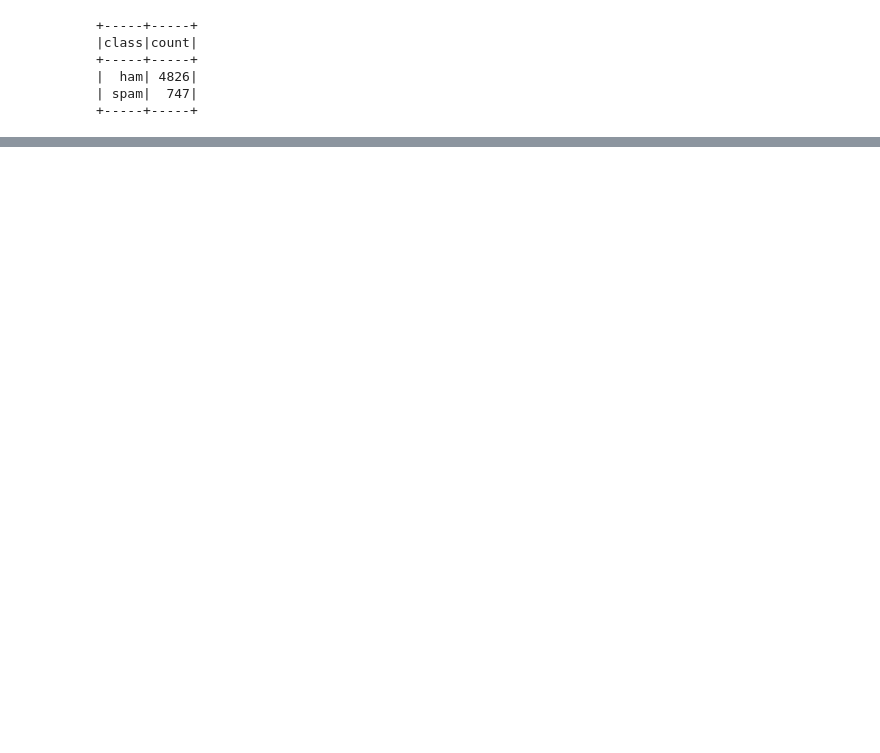
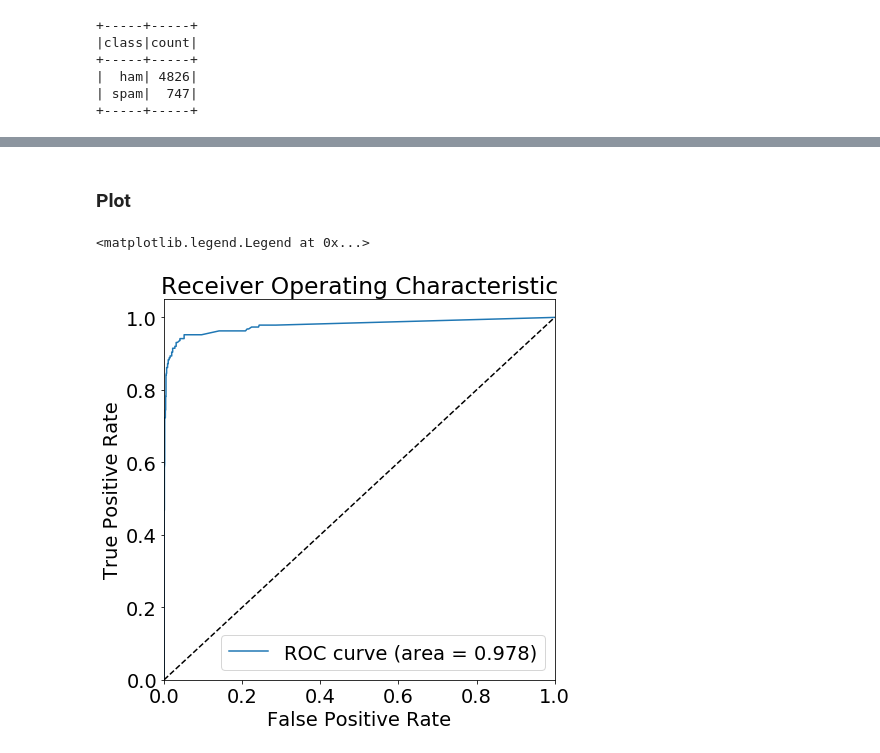
Before and after one commit to canfielder/DSBA-6190_Proj3_Spark_w_Sagemaker, a Jupyter notebook: notebooks/blog_spark_with_sagemaker.ipynb, the cells around one changed output, grey strips where cells are left out. Drawn from its saved outputs; the diff is of its cells as text; code cells hidden in the pictures; blank space fills up the shorter version.

```diff
--- a/notebooks/blog_spark_with_sagemaker.ipynb
+++ b/notebooks/blog_spark_with_sagemaker.ipynb
@@ -433,0 +499,2 @@ root
+# %%
+model = pipeline.fit(df_train)
@@ -433,0 +503,3 @@ root
+# %%
+prediction = model.transform(df_test)
+prediction.show(5)
@@ -433,0 +520,13 @@ root
+# %%
+prediction = prediction.withColumn("prediction_binary", \
+                                     f.when(f.col("prediction") > 0.5 , 1.0).
+                                     otherwise(0.0))
+
+prediction = prediction.withColumn("prediction_spam", \
+                                     f.when(f.col("prediction_binary") == 1 ,\
+                                            "spam").otherwise("ham"))
+
+prediction = prediction.withColumn("label_spam",\
+                                     f.when(f.col("label") == 1 , "spam").
+                                     otherwise("ham"))
+prediction.show(5)
@@ -433,0 +592,31 @@ root
+# %%
+from sklearn.metrics import roc_curve, auc
+import matplotlib.pyplot as plt
+
+# Observed Target
+test_label = prediction.select('label').toPandas()
+
+# Predicted Target
+test_pred = prediction.select('prediction').toPandas()
+
+# ROC Curve Metrics
+fpr, tpr, thresholds = roc_curve(test_label, test_pred)
+
+# Area Under the Curv
+roc_auc = auc(fpr, tpr)
+# %% [markdown]
+### Plot
+# %%
+plt.rc('font', size=19.5)
+plt.figure(figsize=[7,7])
+plt.plot(fpr, tpr, label='ROC curve (area = %0.3f)' % (roc_auc))
+plt.plot([0, 1], [0, 1], 'k--')
+plt.xlim([0.0, 1.0])
+plt.ylim([0.0, 1.05])
+plt.xlabel('False Positive Rate')
+plt.ylabel('True Positive Rate')
+plt.title('Receiver Operating Characteristic')
+plt.legend(loc="lower right")
+# %% [output]
+<matplotlib.legend.Legend at 0x...>
+[figure, added]
```
Also changed, not shown: parts of 48 cells of this notebook, 2 other files.
